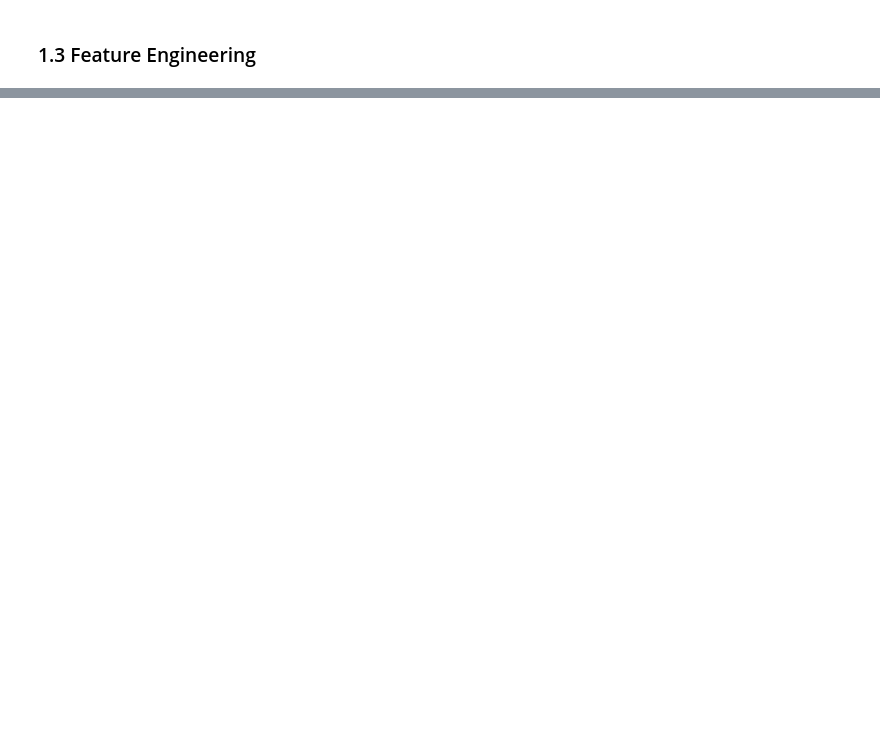
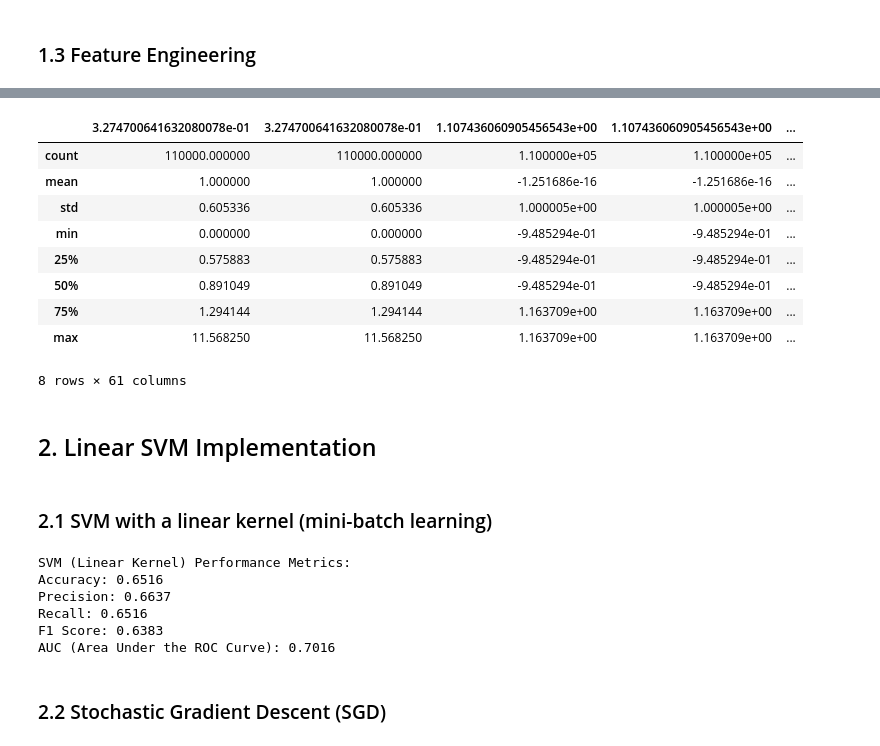
Before and after one commit to harshit-jain52/CS60050, a Jupyter notebook: assgn03/A3_Part1.ipynb, the cells around one changed output, grey strips where cells are left out. Cells and saved outputs as stored; diff of their text form; code cells hidden in the pictures; blank space fills up the shorter version.

```diff
--- a/assgn03/A3_Part1.ipynb
+++ b/assgn03/A3_Part1.ipynb
@@ -194,2 +201,12 @@ plt.show()
 # %% [markdown]
 ### 1.3 Feature Engineering
+# %%
+# Generate only interaction terms (no powers)
+interaction = PolynomialFeatures(degree=2, interaction_only=True, include_bias=False)
+interaction_features = interaction.fit_transform(data_scaled)
+
+# Convert to DataFrame
+interaction_feature_names = interaction.get_feature_names_out(data_scaled.columns)
+data_interactions = pd.DataFrame(interaction_features, columns=interaction_feature_names)
+
+data_interactions.describe()
@@ -195,0 +224,3 @@ plt.show()
+# %%
+# Combine original and interaction features
+data_engineered = pd.concat([data_scaled, data_interactions], axis=1)
@@ -195,0 +249,24 @@ plt.show()
+# %%
+# Initialize SelectKBest to select the top 50 features
+select_kbest = SelectKBest(score_func=f_classif, k=50)
+select_kbest.fit(data_engineered, target)
+
+# Get the selected features
+selected_features_kbest = data_engineered.columns[select_kbest.get_support()]
+data_reduced = data_engineered[list(selected_features_kbest)]
+data_reduced.describe()
+# %% [output]
+|  | 3.274700641632080078e-01 | 3.274700641632080078e-01 | 1.107436060905456543e+00 | 1.107436060905456543e+00 | ... |
+| count | 110000.000000 | 110000.000000 | 1.100000e+05 | 1.100000e+05 | ... |
+| mean | 1.000000 | 1.000000 | -1.251686e-16 | -1.251686e-16 | ... |
+| std | 0.605336 | 0.605336 | 1.000005e+00 | 1.000005e+00 | ... |
+| min | 0.000000 | 0.000000 | -9.485294e-01 | -9.485294e-01 | ... |
+| 25% | 0.575883 | 0.575883 | -9.485294e-01 | -9.485294e-01 | ... |
+| 50% | 0.891049 | 0.891049 | -9.485294e-01 | -9.485294e-01 | ... |
+| 75% | 1.294144 | 1.294144 | 1.163709e+00 | 1.163709e+00 | ... |
+| max | 11.568250 | 11.568250 | 1.163709e+00 | 1.163709e+00 | ... |
+8 rows × 61 columns
+# %% [markdown]
+## 2. Linear SVM Implementation
+# %% [markdown]
+### 2.1 SVM with a linear kernel (mini-batch learning)
@@ -195,0 +276,35 @@ plt.show()
+# %%
+# Initialize the linear SVM model
+svm = SVC(kernel='linear', probability=True, random_state=42)
+
+# Define cross-validation strategy (e.g., Stratified K-Folds)
+cv = StratifiedKFold(n_splits=5, shuffle=True, random_state=42)
+
+# Define the scoring metrics
+scoring = {
+    'accuracy': make_scorer(accuracy_score),
+    'precision': make_scorer(precision_score, average='weighted'),
+    'recall': make_scorer(recall_score, average='weighted'),
+    'f1': make_scorer(f1_score, average='weighted'),
+    'roc_auc': make_scorer(roc_auc_score, average='weighted', multi_class='ovr', response_method="predict_proba")
+}
+
+# Perform cross-validation
+cv_results = cross_validate(svm, data_sampled, target_sampled, cv=cv, scoring=scoring)
+
+# Calculate and print mean metrics across all folds
+print("SVM (Linear Kernel) Performance Metrics:")
+print(f"Accuracy: {cv_results['test_accuracy'].mean():.4f}")
+print(f"Precision: {cv_results['test_precision'].mean():.4f}")
+print(f"Recall: {cv_results['test_recall'].mean():.4f}")
+print(f"F1 Score: {cv_results['test_f1'].mean():.4f}")
+print(f"AUC (Area Under the ROC Curve): {cv_results['test_roc_auc'].mean():.4f}")
+# %% [output]
+SVM (Linear Kernel) Performance Metrics:
+Accuracy: 0.6516
+Precision: 0.6637
+Recall: 0.6516
+F1 Score: 0.6383
+AUC (Area Under the ROC Curve): 0.7016
+# %% [markdown]
+### 2.2 Stochastic Gradient Descent (SGD)
```
Also changed, not shown: parts of 22 cells of this notebook.
